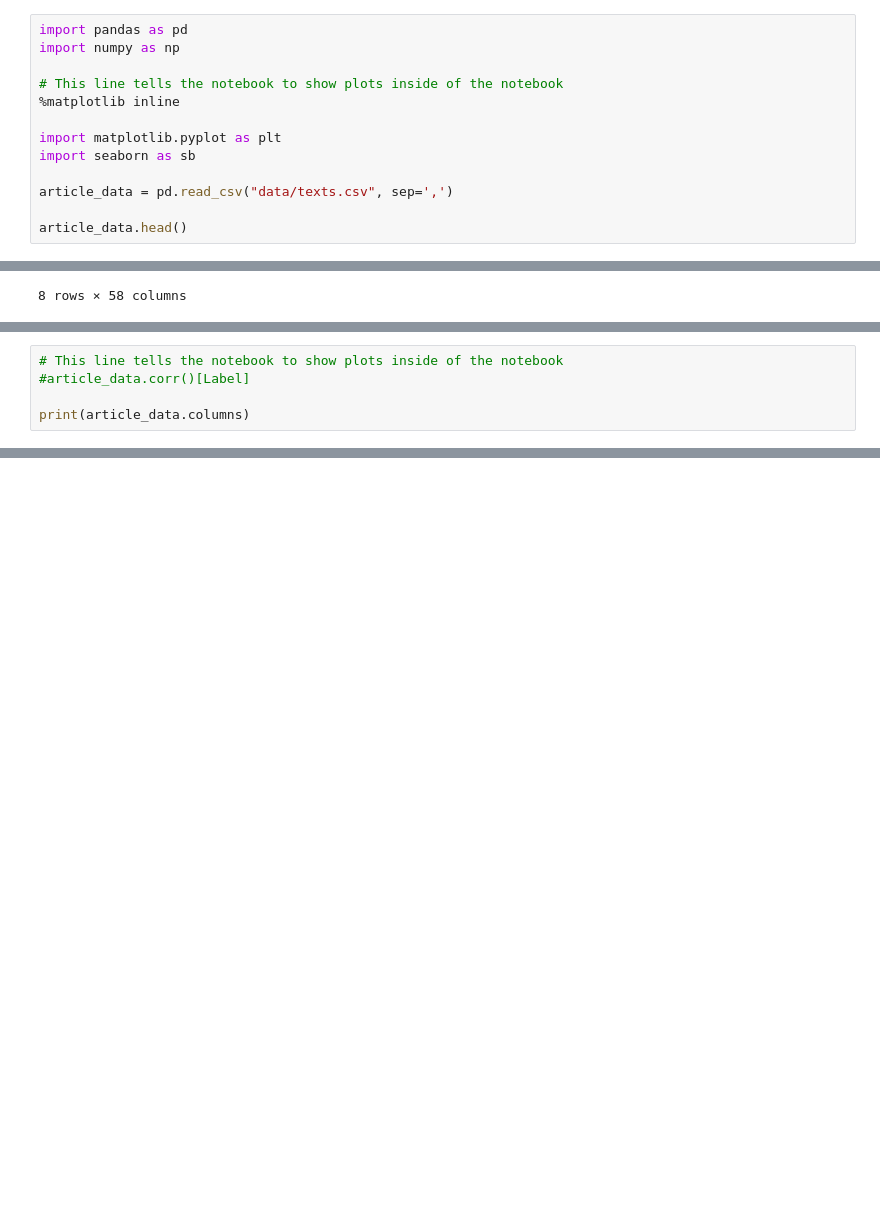
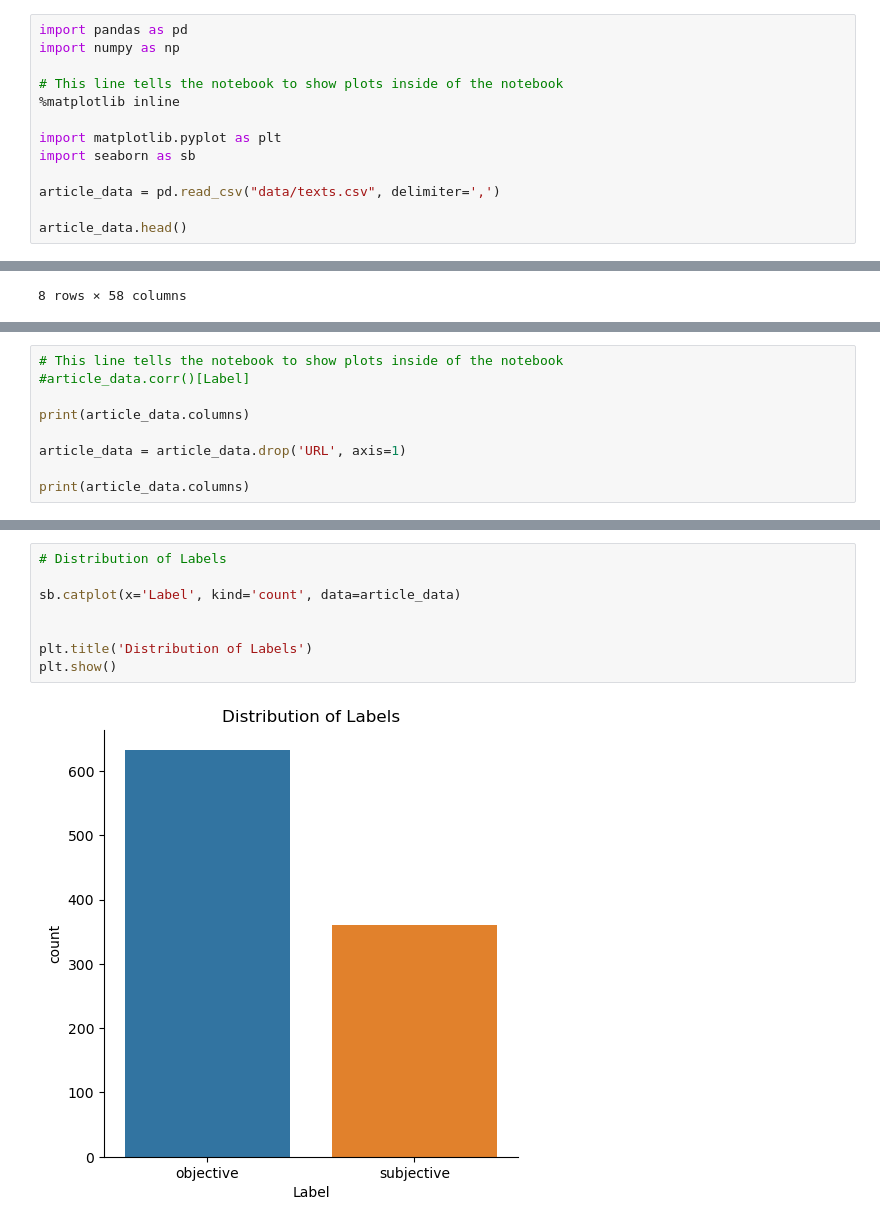
Before and after one commit to CarlosMealha/FEUP-AI-ML-PROJ, a Jupyter notebook: article-data-treatment.ipynb, the cells around one changed output, grey strips where cells are left out. Saved outputs shown, nothing was run; the diff lists cells and outputs as text; blank space fills up the shorter version.

Commit message:
Data Cleaning and start of Exploration
Co-authored-by: CarlosMealha<up202005954@edu.fc.up.pt>
Co-authored-by: tomasCarmo<up202007590@g.uporto.pt>

```diff
--- a/article-data-treatment.ipynb
+++ b/article-data-treatment.ipynb
@@ -8,7 +8,7 @@ import numpy as np
 import matplotlib.pyplot as plt
 import seaborn as sb
 
-article_data = pd.read_csv("data/texts.csv", sep=',')
+article_data = pd.read_csv("data/texts.csv", delimiter=',')
 
 article_data.head()
 # %% [output]
@@ -37,6 +39,10 @@ article_data.describe()
 #article_data.corr()[Label]
 
 print(article_data.columns)
+
+article_data = article_data.drop('URL', axis=1)
+
+print(article_data.columns)
 # %% [output]
 Index(['TextID', 'URL', 'Label', 'totalWordsCount', 'semanticobjscore',
        'semanticsubjscore', 'CC', 'CD', 'DT', 'EX', 'FW', 'INs', 'JJ', 'JJR',
@@ -84,0 +189,10 @@ indicators.shape
+# %%
+# Distribution of Labels
+
+sb.catplot(x='Label', kind='count', data=article_data)
+
+
+plt.title('Distribution of Labels')
+plt.show()
+# %% [output]
+[figure, added]
```
Also changed, not shown: parts of 22 cells of this notebook.
